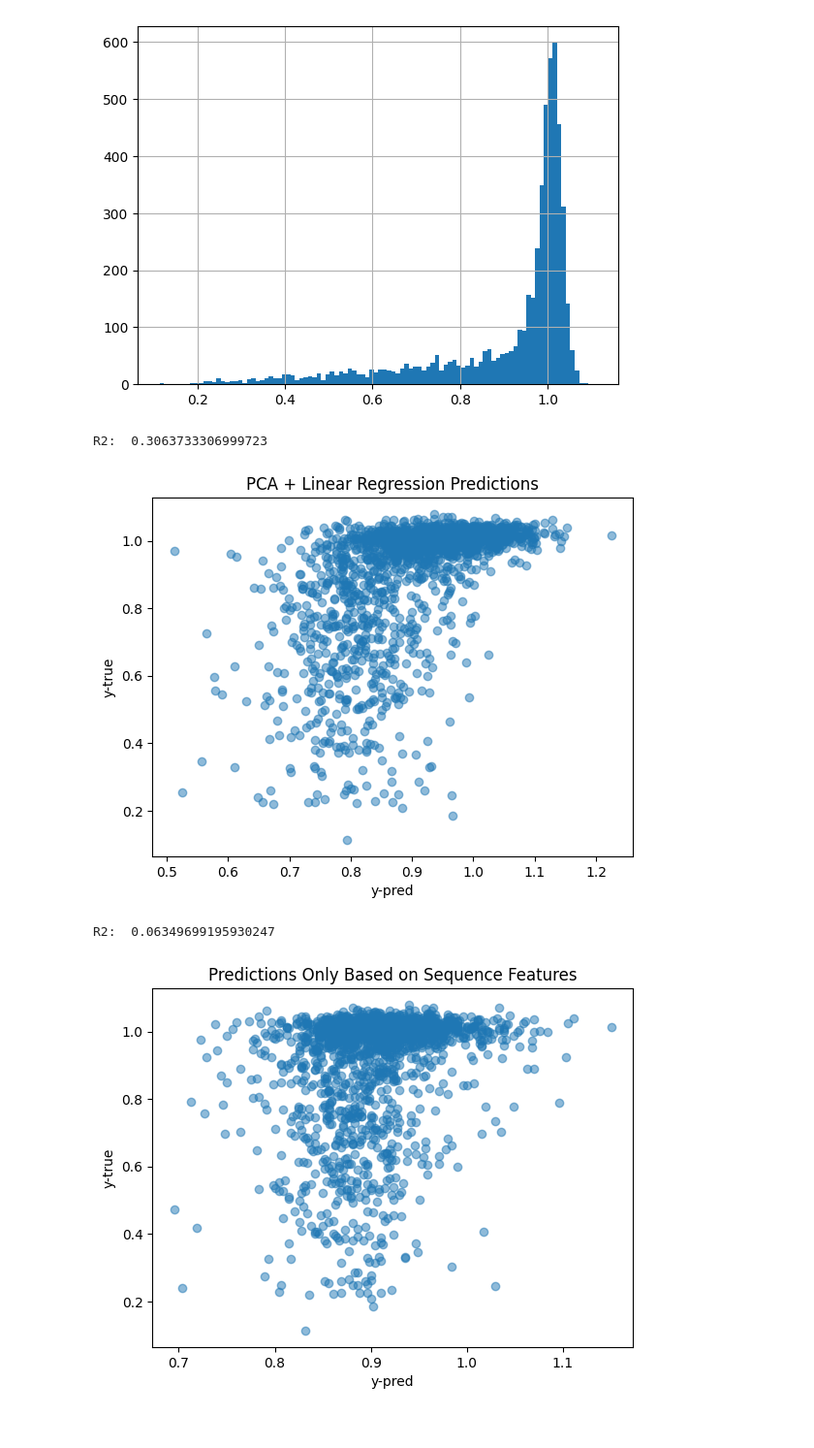
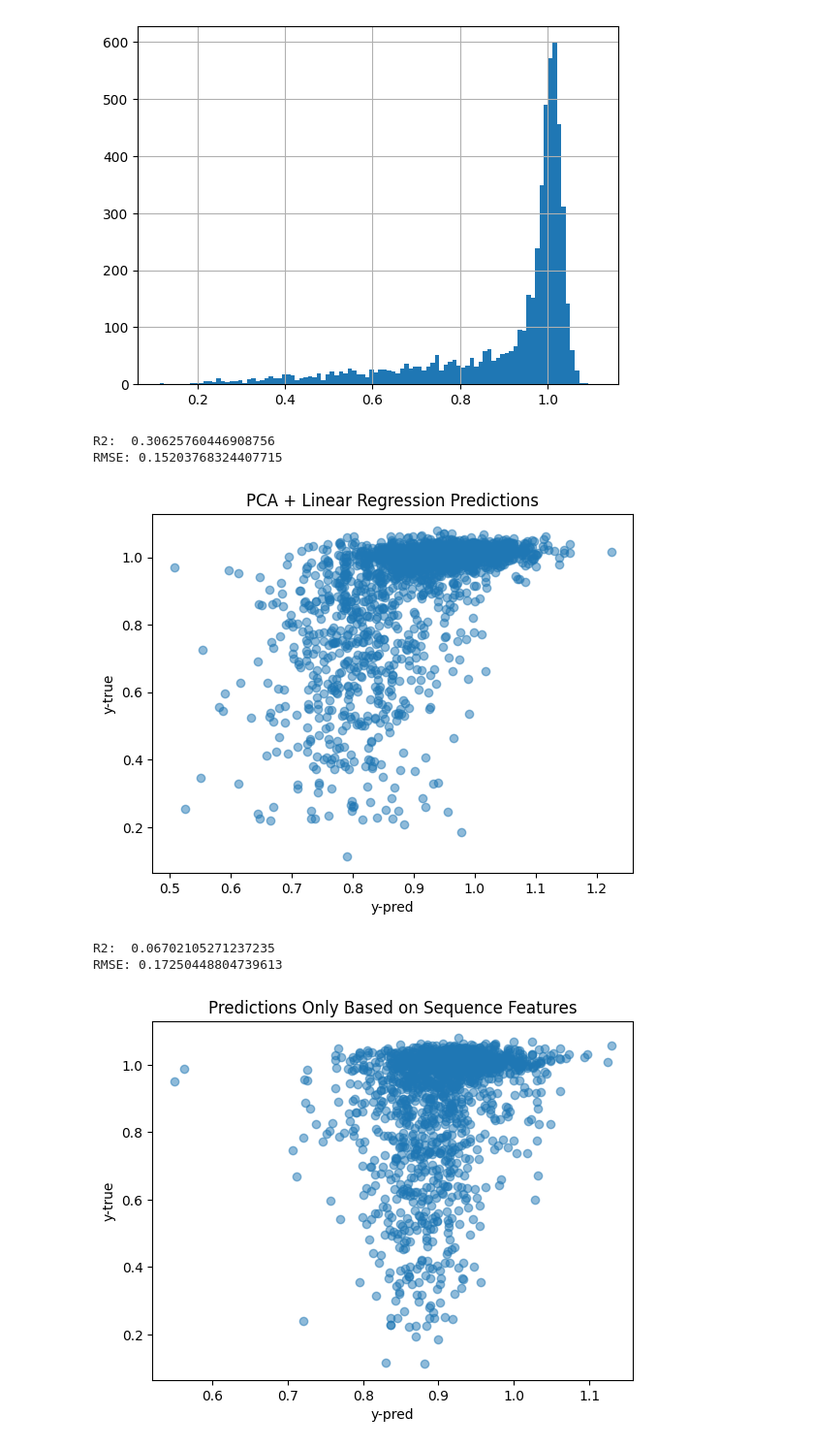
Before and after one commit to lesves/yeast-embeddings, a Jupyter notebook: InitialEvaluation.ipynb, the cells around one changed output. Shown at 97% size. Drawn from its saved outputs; the diff is of its cells as text; code cells hidden in the pictures.

```diff
--- a/InitialEvaluation.ipynb
+++ b/InitialEvaluation.ipynb
@@ -80,35 +80,45 @@ y = A['smf_30']
 X_train, X_test, y_train, y_test = train_test_split(X, y, test_size=0.33, random_state=42)
 
 lm = LinearRegression().fit(X_train, y_train)
+y_pred = lm.predict(X_test)
+
 print('R2: ', lm.score(X_test, y_test))
+print("RMSE:", np.sqrt(mean_squared_error(y_test, y_pred)))
 
-plt.scatter(lm.predict(X_test), y_test, alpha=0.5)
+
+plt.scatter(y_pred, y_test, alpha=0.5)
 plt.xlabel("y-pred")
 plt.ylabel("y-true")
 plt.title("PCA + Linear Regression Predictions")
 plt.show()
 # %% [output]
-R2:  0.3063733306999723
+R2:  0.30625760446908756
+RMSE: 0.15203768324407715
-[figure, old version]
+[figure, new version]
 # %%
 # Comparison to only sequence features
 seq_feats = pd.read_csv('Data/seq_feats.csv', sep = ',', index_col = 0)
 A = smf_filter.merge(seq_feats, on='gene_id', how='inner').dropna()
 X = A.iloc[:, 5:]
 y = A['smf_30']
-X_train, X_test, y_train, y_test = train_test_split(X, y, test_size=0.33, random_state=42)
+X_train, X_test, y_train, y_test = train_test_split(X, y, test_size=0.33, random_state=43)
 
 lm = LinearRegression().fit(X_train, y_train)
+y_pred = lm.predict(X_test)
+
 print('R2: ', lm.score(X_test, y_test))
+print("RMSE:", np.sqrt(mean_squared_error(y_test, y_pred)))
 
-plt.scatter(lm.predict(X_test), y_test, alpha=0.5)
+
+plt.scatter(y_pred, y_test, alpha=0.5)
 plt.xlabel("y-pred")
 plt.ylabel("y-true")
 plt.title("Predictions Only Based on Sequence Features")
 plt.show()
 # %% [output]
-R2:  0.06349699195930247
+R2:  0.06702105271237235
+RMSE: 0.17250448804739613
-[figure, old version]
+[figure, new version]
 # %%
 # use Lasso Regression (L1 Regularization) instead of PCA
 A = smf_filter.merge(yeast_emb_best, on='gene_id', how='inner').dropna()
```
Also changed, not shown: parts of 7 cells of this notebook, 1 other file.
